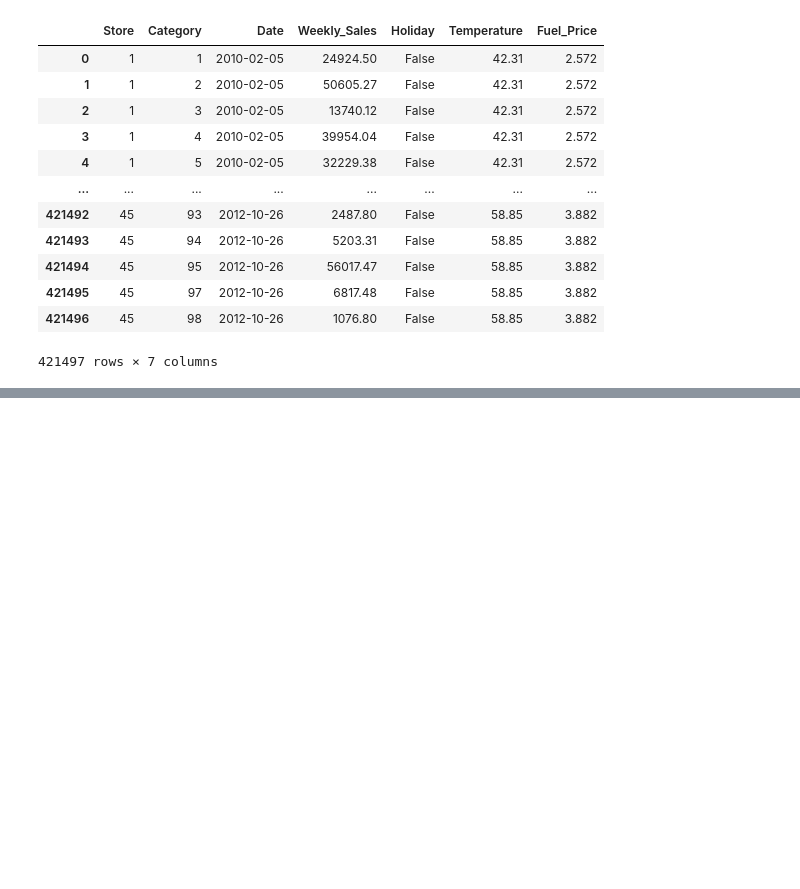
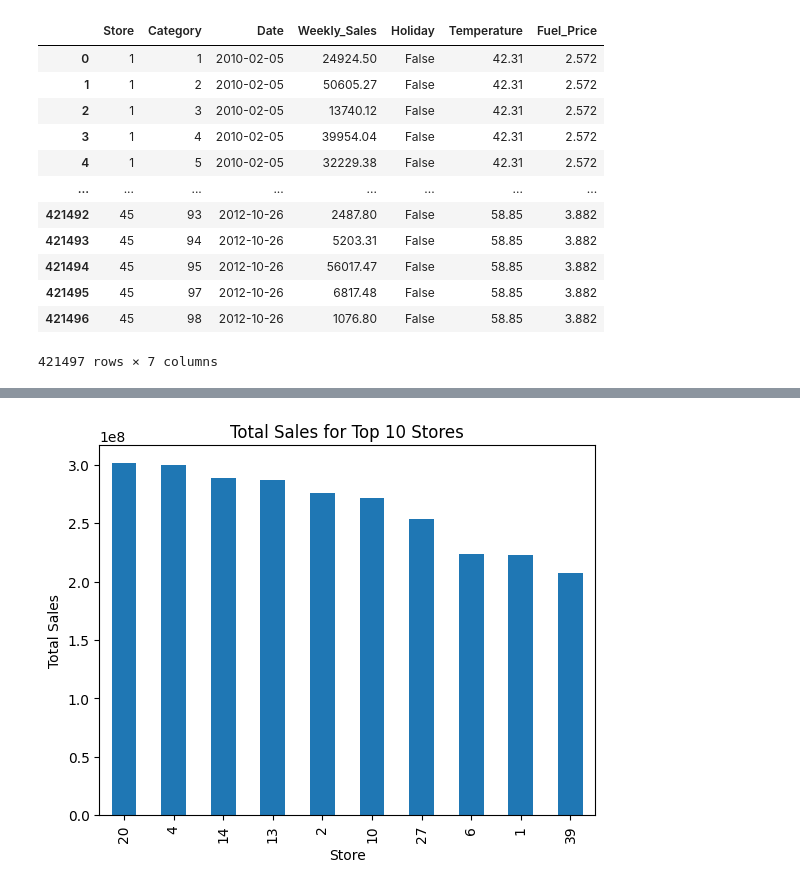
Before and after one commit to EbramShereen/Visualization_data, a Jupyter notebook: Visualization (1).ipynb, the cells around one changed output, grey strips where cells are left out. Saved outputs shown, nothing was run; the diff lists cells and outputs as text; code cells hidden in the pictures; blank space fills up the shorter version.

```diff
--- a/Visualization (1).ipynb
+++ b/Visualization (1).ipynb
@@ -450,0 +426,11 @@ The 10 largest numbers are:
+# %%
+# question 3,4
+store_sales = merged_data.groupby('Store')['Weekly_Sales'].sum()
+top_stores = store_sales.sort_values(ascending=False)[:10]
+top_stores.plot(kind="bar")
+plt.title("Total Sales for Top 10 Stores")
+plt.xlabel("Store")
+plt.ylabel("Total Sales")
+plt.show()
+# %% [output]
+[figure, added]
```
Also changed, not shown: parts of 8 cells of this notebook, 1 other file.
